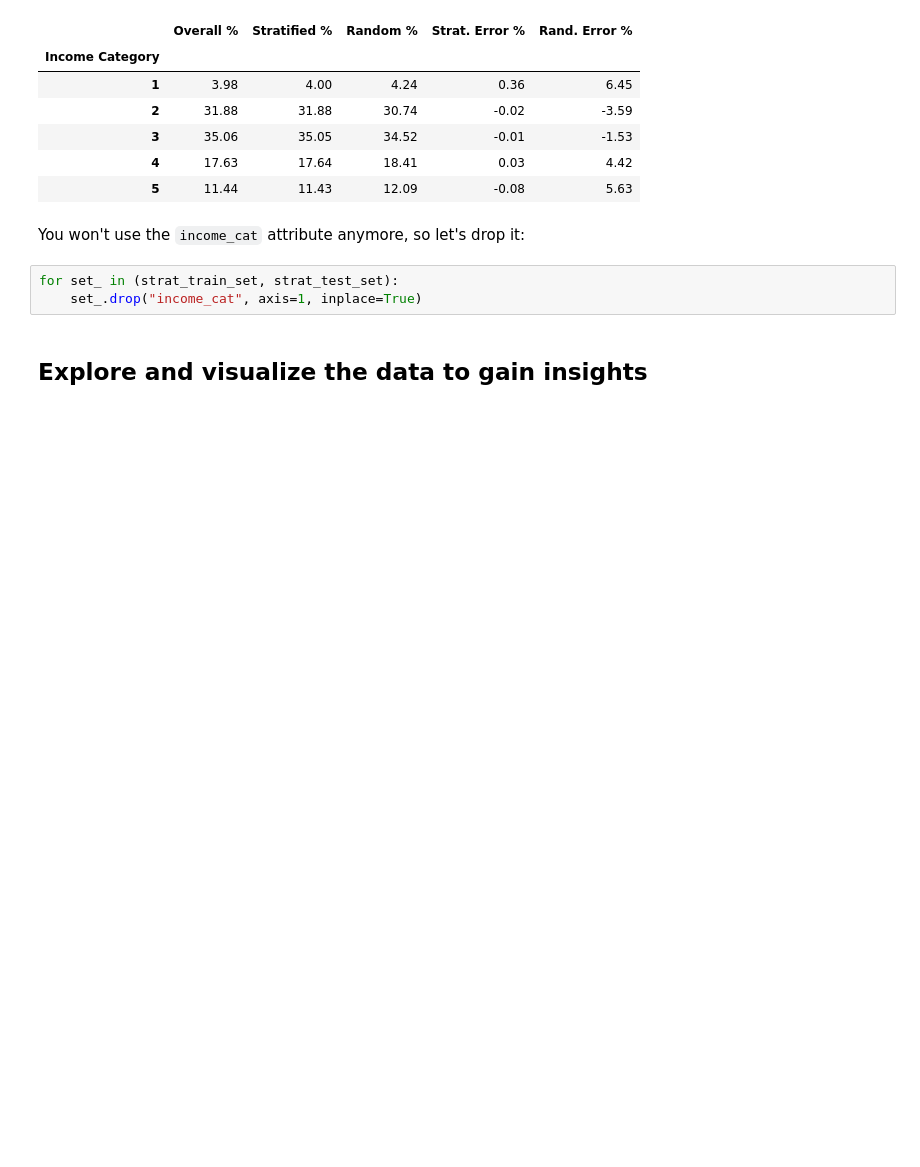
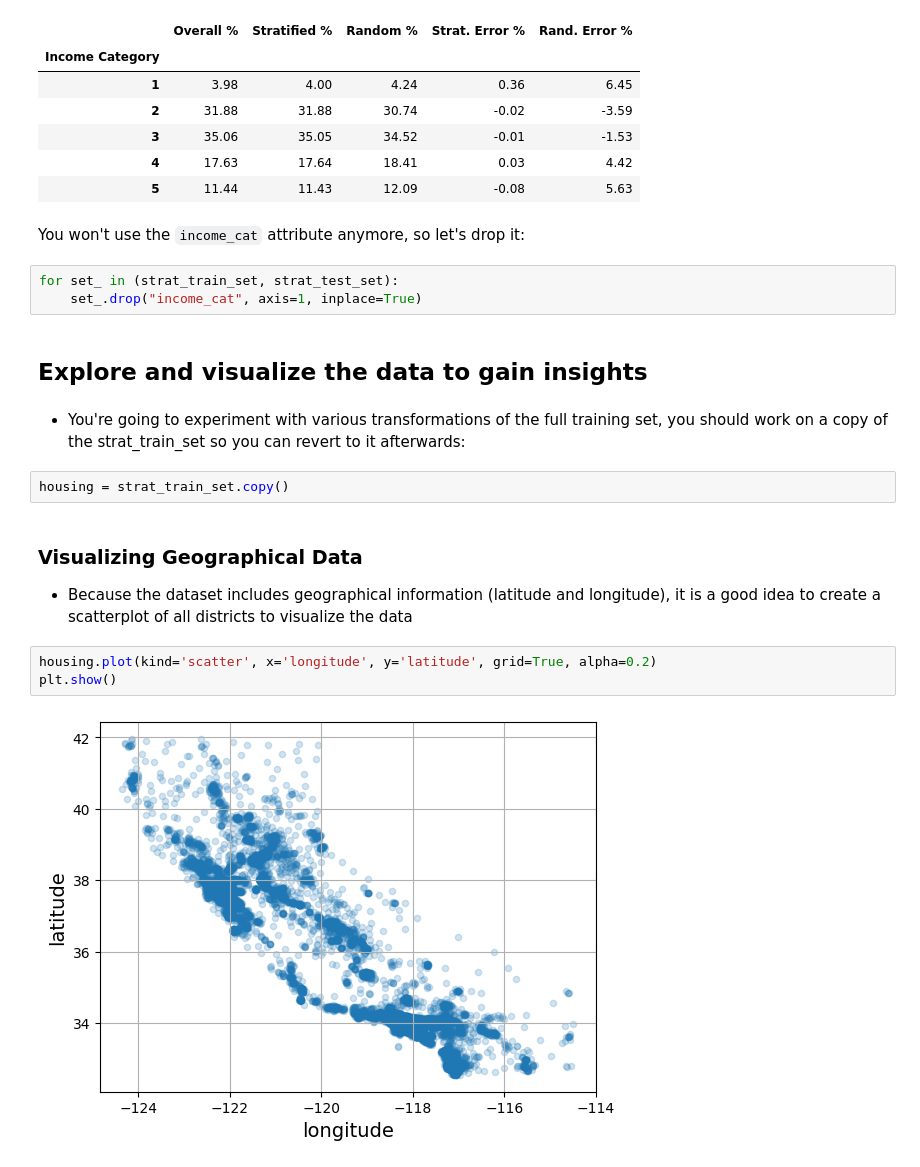
Before and after one commit to khanhnhan1512/End-to-end-machine-learning-project, a Jupyter notebook: main.ipynb, the cells around one changed output. Drawn from its saved outputs; the diff is of its cells as text; blank space fills up the shorter version.

Commit message:
Explore data for gaining insights

```diff
--- a/main.ipynb
+++ b/main.ipynb
@@ -211,3 +211,15 @@ for set_ in (strat_train_set, strat_test_set):
     set_.drop("income_cat", axis=1, inplace=True)
 # %% [markdown]
 ## Explore and visualize the data to gain insights
+# %% [markdown]
+- You're going to experiment with various transformations of the full training set, you should work on a copy of the strat_train_set so you can revert to it afterwards:
+# %%
+housing = strat_train_set.copy()
+# %% [markdown]
+### Visualizing Geographical Data
+- Because the dataset includes geographical information (latitude and longitude), it is a good idea to create a scatterplot of all districts to visualize the data
+# %%
+housing.plot(kind='scatter', x='longitude', y='latitude', grid=True, alpha=0.2)
+plt.show()
+# %% [output]
+[figure, added]
```
Also changed, not shown: parts of 12 cells of this notebook, 1 other file.
